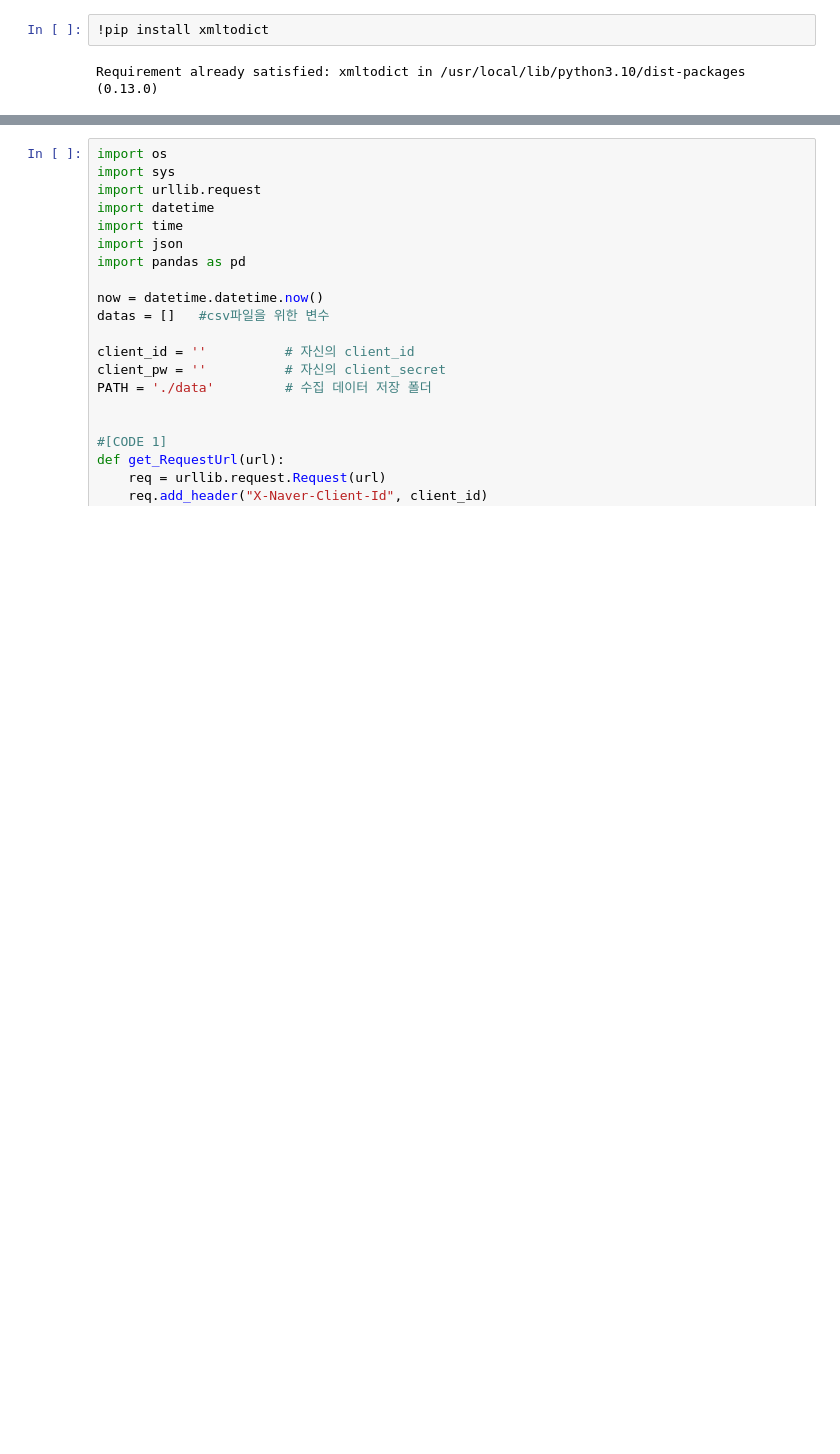
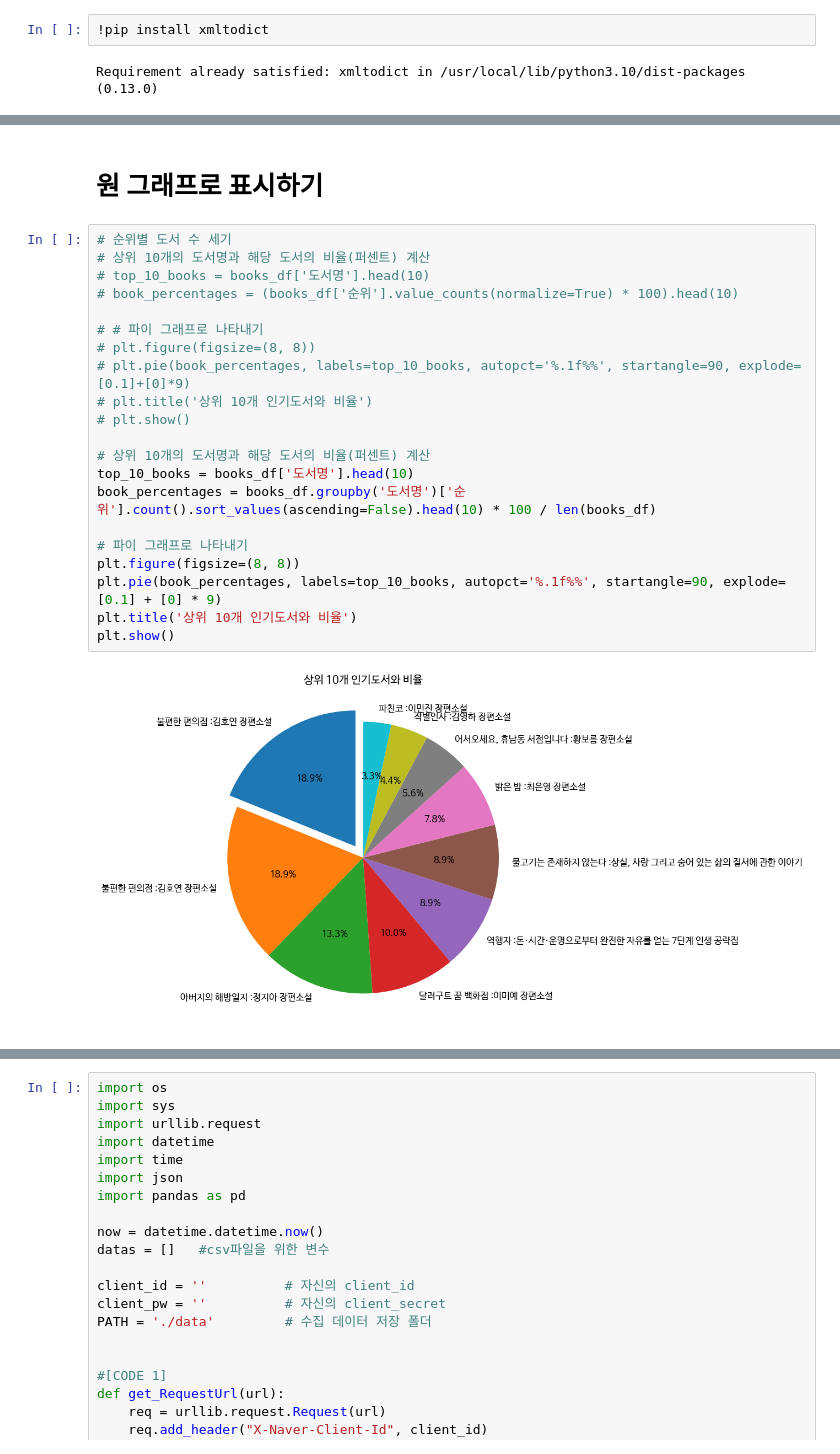
Before and after one commit to ellieyakim0829/dataAnalysis, a Jupyter notebook: 2_미니프로젝트_데이터분석_OpenAPI_실습_20240429.ipynb, the cells around one changed output, grey strips where cells are left out. Cells and saved outputs as stored; diff of their text form; blank space fills up the shorter version.

```diff
--- a/2_미니프로젝트_데이터분석_OpenAPI_실습_20240429.ipynb
+++ b/2_미니프로젝트_데이터분석_OpenAPI_실습_20240429.ipynb
@@ -297,0 +404,25 @@ plt.show()
+# %% [markdown]
+# 원 그래프로 표시하기
+# %%
+# 순위별 도서 수 세기
+# 상위 10개의 도서명과 해당 도서의 비율(퍼센트) 계산
+# top_10_books = books_df['도서명'].head(10)
+# book_percentages = (books_df['순위'].value_counts(normalize=True) * 100).head(10)
+
+# # 파이 그래프로 나타내기
+# plt.figure(figsize=(8, 8))
+# plt.pie(book_percentages, labels=top_10_books, autopct='%.1f%%', startangle=90, explode=[0.1]+[0]*9)
+# plt.title('상위 10개 인기도서와 비율')
+# plt.show()
+
+# 상위 10개의 도서명과 해당 도서의 비율(퍼센트) 계산
+top_10_books = books_df['도서명'].head(10)
+book_percentages = books_df.groupby('도서명')['순위'].count().sort_values(ascending=False).head(10) * 100 / len(books_df)
+
+# 파이 그래프로 나타내기
+plt.figure(figsize=(8, 8))
+plt.pie(book_percentages, labels=top_10_books, autopct='%.1f%%', startangle=90, explode=[0.1] + [0] * 9)
+plt.title('상위 10개 인기도서와 비율')
+plt.show()
+# %% [output]
+[figure, added]
```
Also changed, not shown: parts of 30 cells of this notebook.
